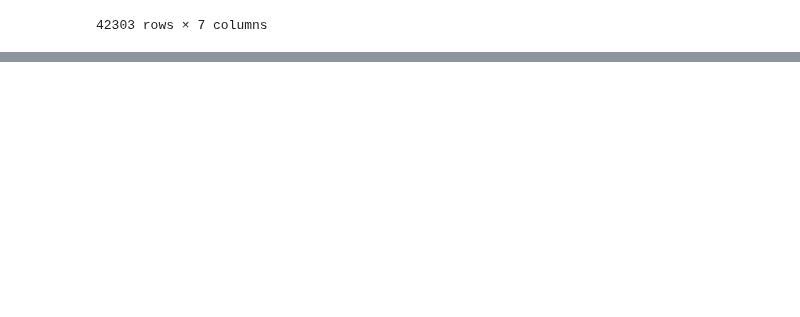
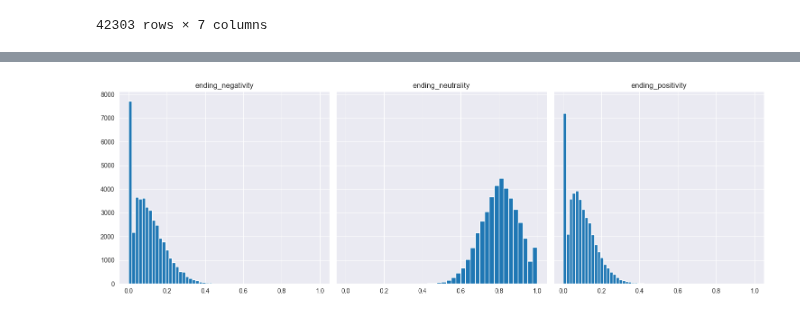
Before and after one commit to epfl-ada/ada-2023-project-dataexplorers, a Jupyter notebook: sentimentAnalysis.ipynb, the cells around one changed output, grey strips where cells are left out. Saved outputs shown, nothing was run; the diff lists cells and outputs as text; code cells hidden in the pictures; blank space fills up the shorter version.

Commit message:
Improve sentiment analysis

```diff
--- a/sentimentAnalysis.ipynb
+++ b/sentimentAnalysis.ipynb
@@ -69,5 +101,5 @@ def attribute_sentiments(text):
 # %%
-sentiments = plots['endings'].apply(lambda end: attribute_sentiments(end))
+sentiments = plots['endings'].apply(lambda end: attribute_polar_sentiments(end))
 sentiments_df = pd.DataFrame(sentiments.tolist(), columns=['ending_negativity', 'ending_neutrality', 'ending_positivity', 'ending_compound_sentiment'])
 plots = plots.join(sentiments_df)
 plots
@@ -87,0 +122,10 @@ plots
+# %%
+#with open(f'{ADDITIONAL_FOLDER}ending_sentiments.pkl', 'wb') as f:
+#    pkl.dump(sentiments, f)
+
+with open(f'{ADDITIONAL_FOLDER}ending_sentiments.pkl', 'rb') as f:
+    sentiments = pkl.load(f)
+# %%
+sentiments_df = pd.DataFrame(sentiments.tolist(), columns=['anger', 'fear', 'joy', 'love', 'sadness', 'surprise'])
+plots = plots.join(sentiments_df)
+plots
@@ -87,0 +146,4 @@ plots
+# %%
+with open(f'{ADDITIONAL_FOLDER}plots_with_ending_sentiments.pkl', 'rb') as f:
+    plots = pkl.load(f)
+plots
@@ -87,0 +164,14 @@ plots
+# %%
+N_ROW = 1
+N_COL = 3
+fig, axs = plt.subplots(N_ROW, N_COL, figsize=(15, 5), sharey=True,sharex=True)
+
+# Plotting histograms
+for idx, col in enumerate(['ending_negativity', 'ending_neutrality', 'ending_positivity']):
+    axs[idx].hist(plots[col], bins=40, label=col,)
+    axs[idx].set_title(col)
+
+plt.tight_layout()
+plt.show()
+# %% [output]
+[figure, added]
```
Also changed, not shown: parts of 18 cells of this notebook.
